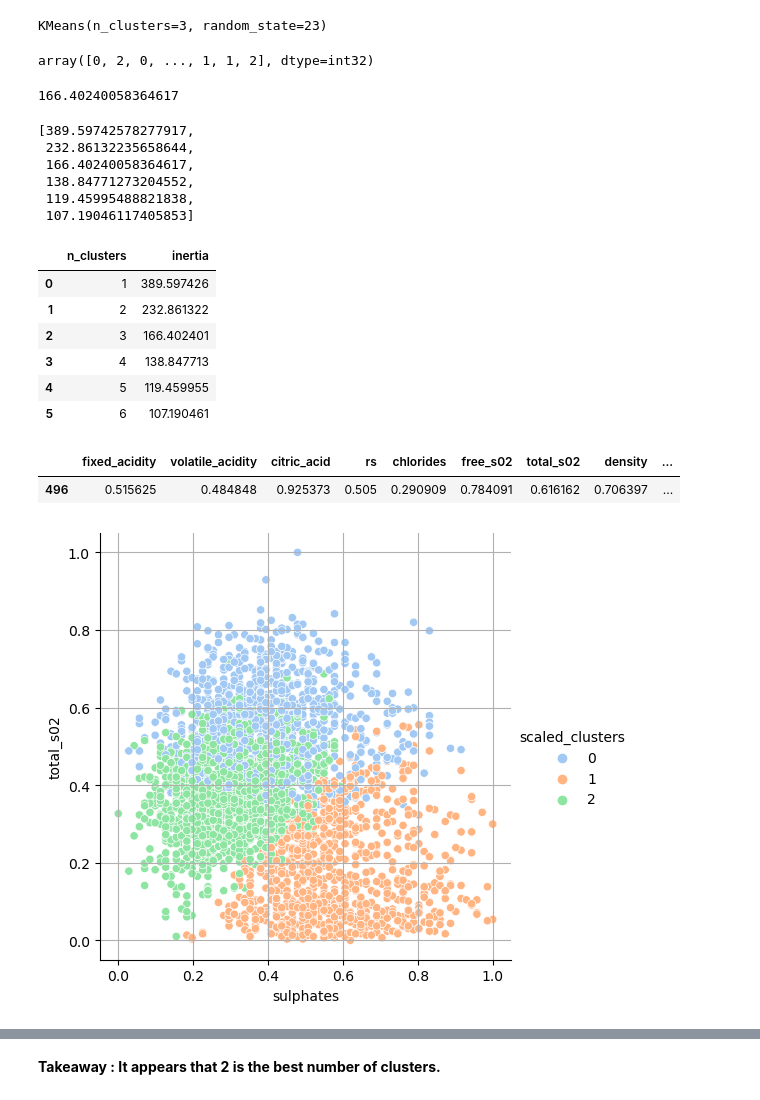
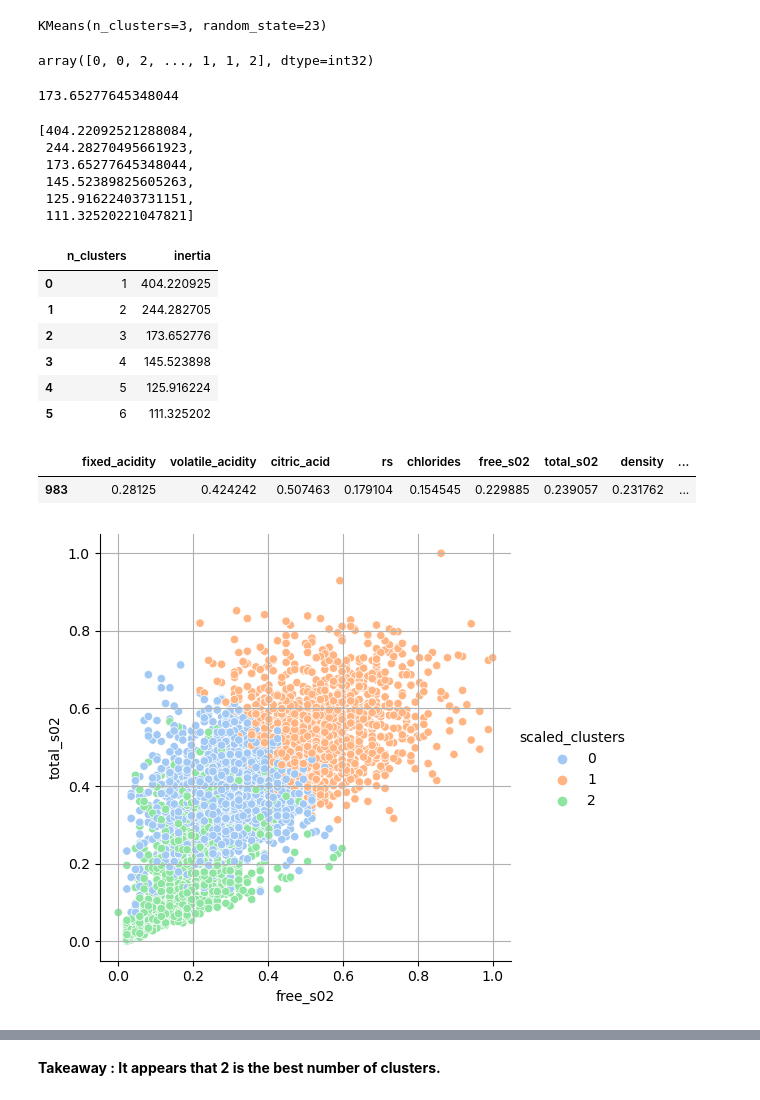
Before and after one commit to Mags-and-Smitty-Clustering-Project/group, a Jupyter notebook: project_3_workbook.ipynb, the cells around one changed output, grey strips where cells are left out. Cells and saved outputs as stored; diff of their text form; code cells hidden in the pictures.

```diff
--- a/project_3_workbook.ipynb
+++ b/project_3_workbook.ipynb
@@ -341,5 +358,0 @@ wine.sample(3)
-# %%
-# splitting
-
-train, val, test = prepare.train_val_test(wine)
-train.shape, val.shape, test.shape
@@ -366,0 +367,9 @@ train_scaled = train.copy()
+# %%
+# splitting
+
+train, val, test = prepare.train_val_test(wine, 'quality')
+train.shape, val.shape, test.shape
+
+train.sample(3)
+
+## Clustering With K Means
@@ -366,0 +381,5 @@ train_scaled = train.copy()
+# %%
+train_scaled, val_scaled, test_scaled = prepare.scale_splits_rb(train, val, test,
+                                        return_scaler = False)
+
+train_scaled.sample(2)
@@ -366,0 +390,10 @@ train_scaled = train.copy()
+# %%
+# dropping 'color' column to allow for modelling
+
+train_scaled.drop(columns = 'color', inplace = True)
+
+val_scaled.drop(columns = 'color', inplace = True)
+
+test_scaled.drop(columns = 'color', inplace = True)
+
+train_scaled.head(1)
@@ -411,7 +441,7 @@ KMeans(n_clusters=3, random_state=23)
 
 kmeans_scaled_s02.predict(train_scaled[['free_s02','total_s02', 'sulphates']])
 # %% [output]
-array([0, 2, 0, ..., 1, 1, 2], dtype=int32)
+array([0, 0, 2, ..., 1, 1, 2], dtype=int32)
 # %%
 # adding new column to train df with scaled data
 
@@ -421,7 +451,7 @@ train_scaled['scaled_clusters'] = kmeans_scaled_s02.predict(train_scaled[['free_
 
 kmeans_scaled_s02.inertia_
 # %% [output]
-166.40240058364617
+173.65277645348044
 # %%
 # inertia loop
 
@@ -440,12 +470,12 @@ for i in range (1, 7):
 
 inertia
 # %% [output]
-[389.59742578277917,
- 232.86132235658644,
- 166.40240058364617,
- 138.84771273204552,
- 119.45995488821838,
- 107.19046117405853]
+[404.22092521288084,
+ 244.28270495661923,
+ 173.65277645348044,
+ 145.52389825605263,
+ 125.91622403731151,
+ 111.32520221047821]
 # %%
 # creating a df for the s02 features
 
@@ -454,26 +484,26 @@ inertia_s02_df = pd.DataFrame({'n_clusters' : list(range(1,7)),
 inertia_s02_df
 # %% [output]
 |  | n_clusters | inertia |
-| 0 | 1 | 389.597426 |
-| 1 | 2 | 232.861322 |
-| 2 | 3 | 166.402401 |
-| 3 | 4 | 138.847713 |
-| 4 | 5 | 119.459955 |
-| 5 | 6 | 107.190461 |
+| 0 | 1 | 404.220925 |
+| 1 | 2 | 244.282705 |
+| 2 | 3 | 173.652776 |
+| 3 | 4 | 145.523898 |
+| 4 | 5 | 125.916224 |
+| 5 | 6 | 111.325202 |
 # %%
 train_scaled.head(1)
 # %% [output]
 |  | fixed_acidity | volatile_acidity | citric_acid | rs | chlorides | free_s02 | total_s02 | density | ... |
-| 496 | 0.515625 | 0.484848 | 0.925373 | 0.505 | 0.290909 | 0.784091 | 0.616162 | 0.706397 | ... |
+| 983 | 0.28125 | 0.424242 | 0.507463 | 0.179104 | 0.154545 | 0.229885 | 0.239057 | 0.231762 | ... |
 # %%
 # plotting for 3 features, sulphates & total S_02 against the clusters
 
-sns.relplot(data = train_scaled, x = 'sulphates', y = 'total_s02', hue = 'scaled_clusters', palette = 'pastel')
+sns.relplot(data = train_scaled, x = 'free_s02', y = 'total_s02', hue = 'scaled_clusters', palette = 'pastel')
 
 plt.grid()
 plt.show()
 # %% [output]
-[figure, old version]
+[figure, new version]
 # %%
 # elbow of the better number of k
 
```
Also changed, not shown: parts of 65 cells of this notebook, 1 other file.
